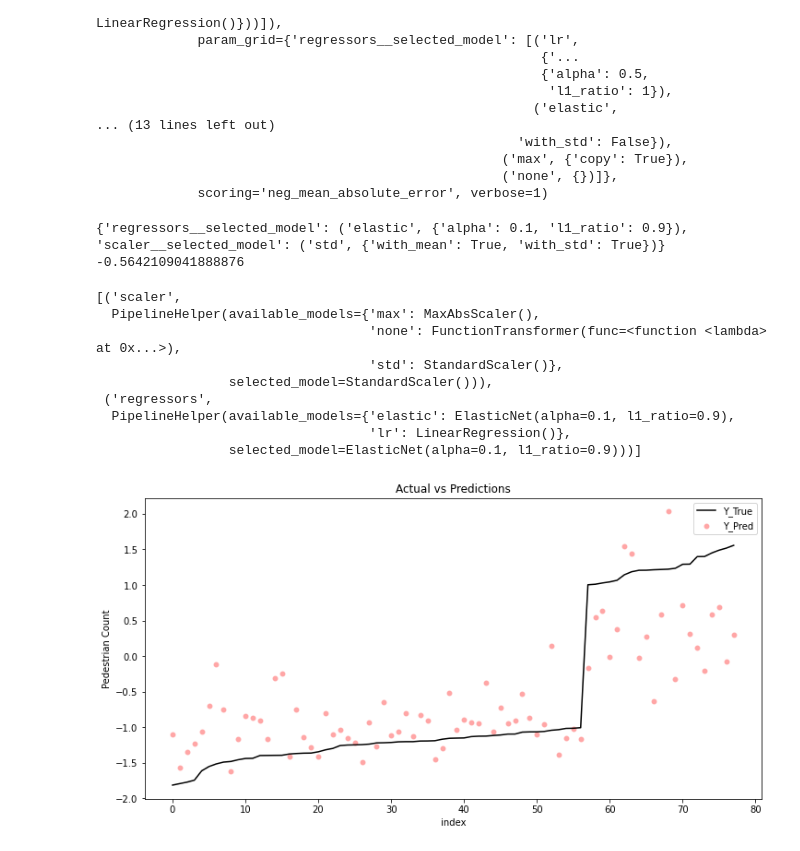
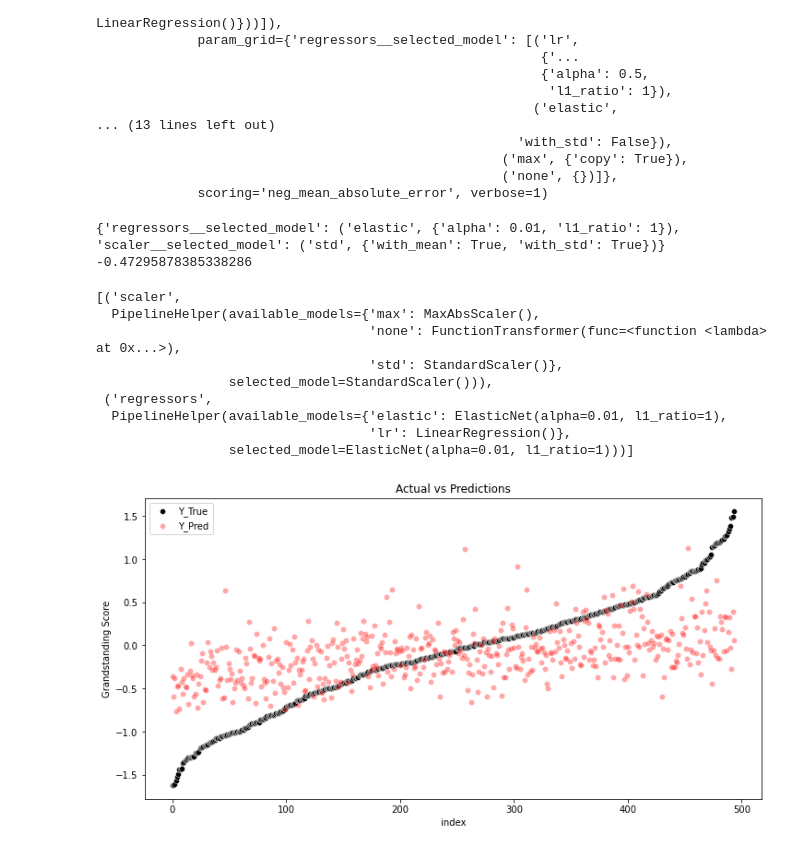
Before and after one commit to kathleenyoung1/capstone, a Jupyter notebook: yagnesh/linear_models.ipynb, the cells around one changed output. Drawn from its saved outputs; the diff is of its cells as text; code cells hidden in the pictures.

Commit message:
pipeline, nn

```diff
--- a/yagnesh/linear_models.ipynb
+++ b/yagnesh/linear_models.ipynb
@@ -14,7 +15,7 @@ import seaborn as sns
 # !pip install pipelinehelper
 from pipelinehelper import PipelineHelper
 # %%
-data = pd.read_csv('full_data.csv')
+data = pd.read_csv('full_data_with_entropy.csv')
 data =  data.loc[~data.isnull().any(axis = 1),]
 data.shape
 # %% [output]
@@ -22,2 +22,0 @@ data.shape
-# %%
-data = data.loc[(data['BERT-GS_Scores'] > 1) | (data['BERT-GS_Scores'] < -1)]
@@ -98,8 +89,8 @@ GridSearchCV(estimator=Pipeline(steps=[('scaler',
 print(grid.best_params_)
 print(grid.best_score_)
 # %% [output]
-{'regressors__selected_model': ('elastic', {'alpha': 0.1, 'l1_ratio': 0.9}), 'scaler__selected_model': ('std', {'with_mean': True, 'with_std': True})}
--0.5642109041888876
+{'regressors__selected_model': ('elastic', {'alpha': 0.01, 'l1_ratio': 1}), 'scaler__selected_model': ('std', {'with_mean': True, 'with_std': True})}
+-0.47295878385338286
 # %%
 grid.best_estimator_.steps
 # %% [output]
@@ -109,21 +100,21 @@ grid.best_estimator_.steps
                                    'std': StandardScaler()},
                  selected_model=StandardScaler())),
  ('regressors',
-  PipelineHelper(available_models={'elastic': ElasticNet(alpha=0.1, l1_ratio=0.9),
+  PipelineHelper(available_models={'elastic': ElasticNet(alpha=0.01, l1_ratio=1),
                                    'lr': LinearRegression()},
-                 selected_model=ElasticNet(alpha=0.1, l1_ratio=0.9)))]
+                 selected_model=ElasticNet(alpha=0.01, l1_ratio=1)))]
 # %%
 preds = grid.predict(X_test)
 pred_df = pd.DataFrame(data={"y_true":y_test, "y_pred": preds})
 
 pred_df = pred_df.sort_values('y_true').reset_index(drop = True)
 pred_df = pred_df.reset_index(drop = False)
 
 figure, ax = plt.subplots(ncols = 1, figsize = (12,6))
-g = sns.lineplot(x = 'index', y = 'y_true', data = pred_df, alpha = 1, label = 'Y_True', color = 'k')
+g = sns.scatterplot(x = 'index', y = 'y_true', data = pred_df, alpha = 1, label = 'Y_True', color = 'k')
 g = sns.scatterplot(x = 'index', y = 'y_pred', data = pred_df, alpha = .35, label = 'Y_Pred', color = 'red')
 plt.title('Actual vs Predictions')
-plt.ylabel('Pedestrian Count')
+plt.ylabel('Grandstanding Score')
 plt.show()
 # %% [output]
-[figure, old version]
+[figure, new version]
```
Also changed, not shown: parts of 17 cells of this notebook, 9 other files.
